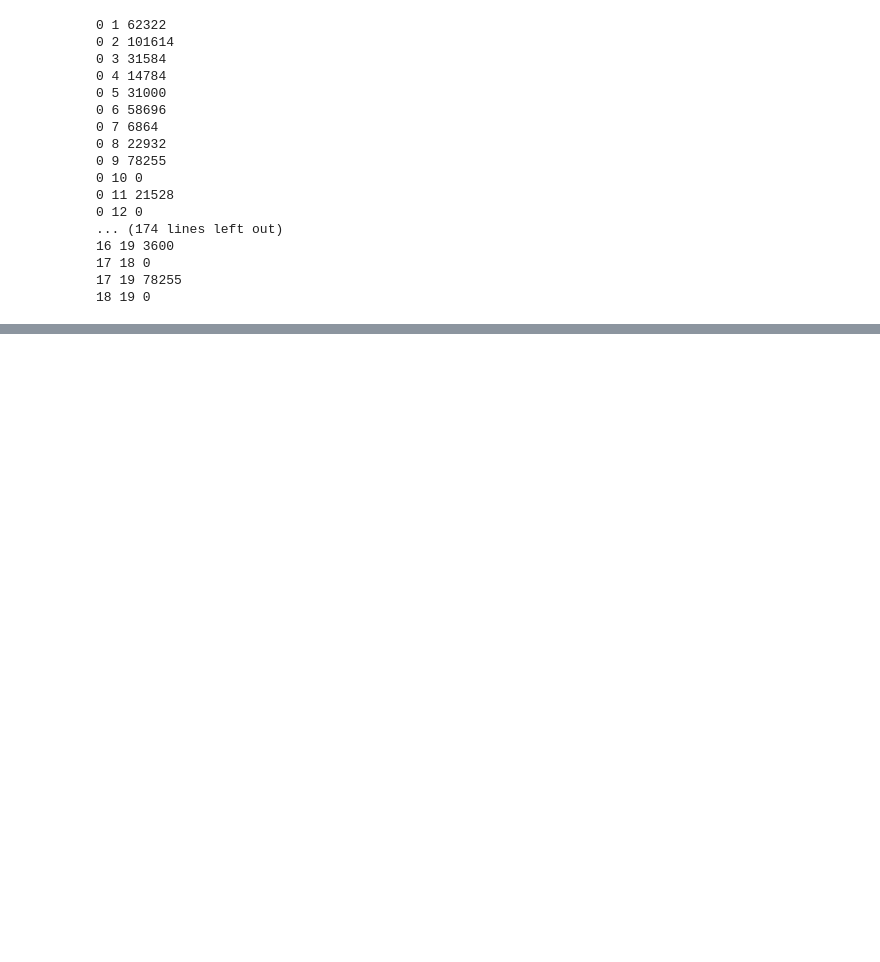
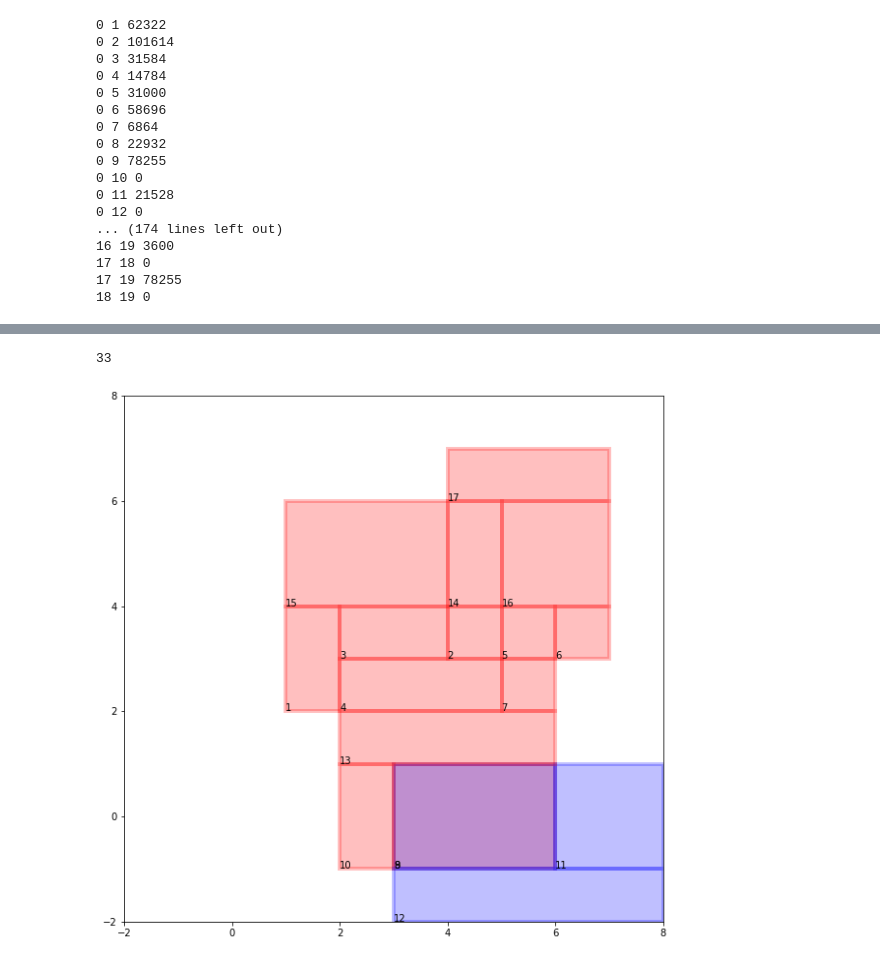
Before and after one commit to nickjhughes/advent, a Jupyter notebook: 2021/22.ipynb, the cells around one changed output, grey strips where cells are left out. Drawn from its saved outputs; the diff is of its cells as text; code cells hidden in the pictures; blank space fills up the shorter version.

```diff
--- a/2021/22.ipynb
+++ b/2021/22.ipynb
@@ -266,0 +416,30 @@ for i, step1 in enumerate(steps):
+# %%
+total_area = 0
+for i in range(len(orig_steps)):
+    seq_steps = [s for s in steps if i in s[2]]
+    for state, ranges, _ in seq_steps:
+        area = range_area(ranges)
+        if state == 1:
+            total_area += area
+        else:
+            total_area -= area
+print(total_area)
+# %% [output]
+33
+# %%
+ax = plt.figure(figsize=(10, 10)).add_subplot(111)
+
+for i, step in enumerate(steps):
+    state, ranges, seq = step
+    x, y = ranges
+    ax.add_patch(Rectangle(
+        (x[0], y[0]), x[1] - x[0], y[1] - y[0],
+        color='red' if state == 1 else 'blue',
+        alpha=0.25,
+        linewidth=4
+    ))
+    ax.text(x[0], y[0], str(i+1))
+ax.plot([0, 0], [0, 0]);
+ax.set(xlim=[-2, 8], ylim=[-2, 8]);
+# %% [output]
+[figure, added]
```
Also changed, not shown: parts of 6 cells of this notebook.
